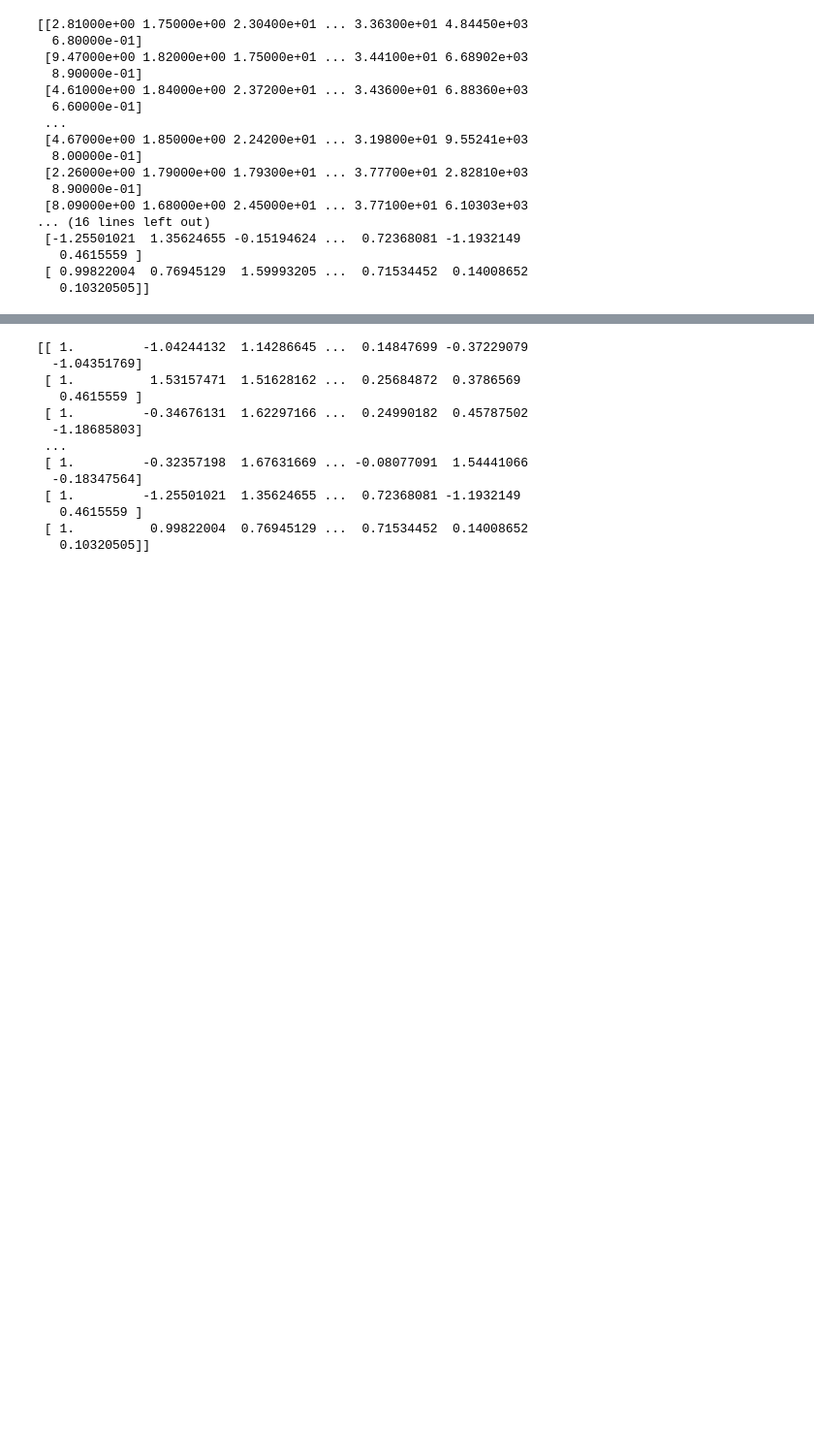
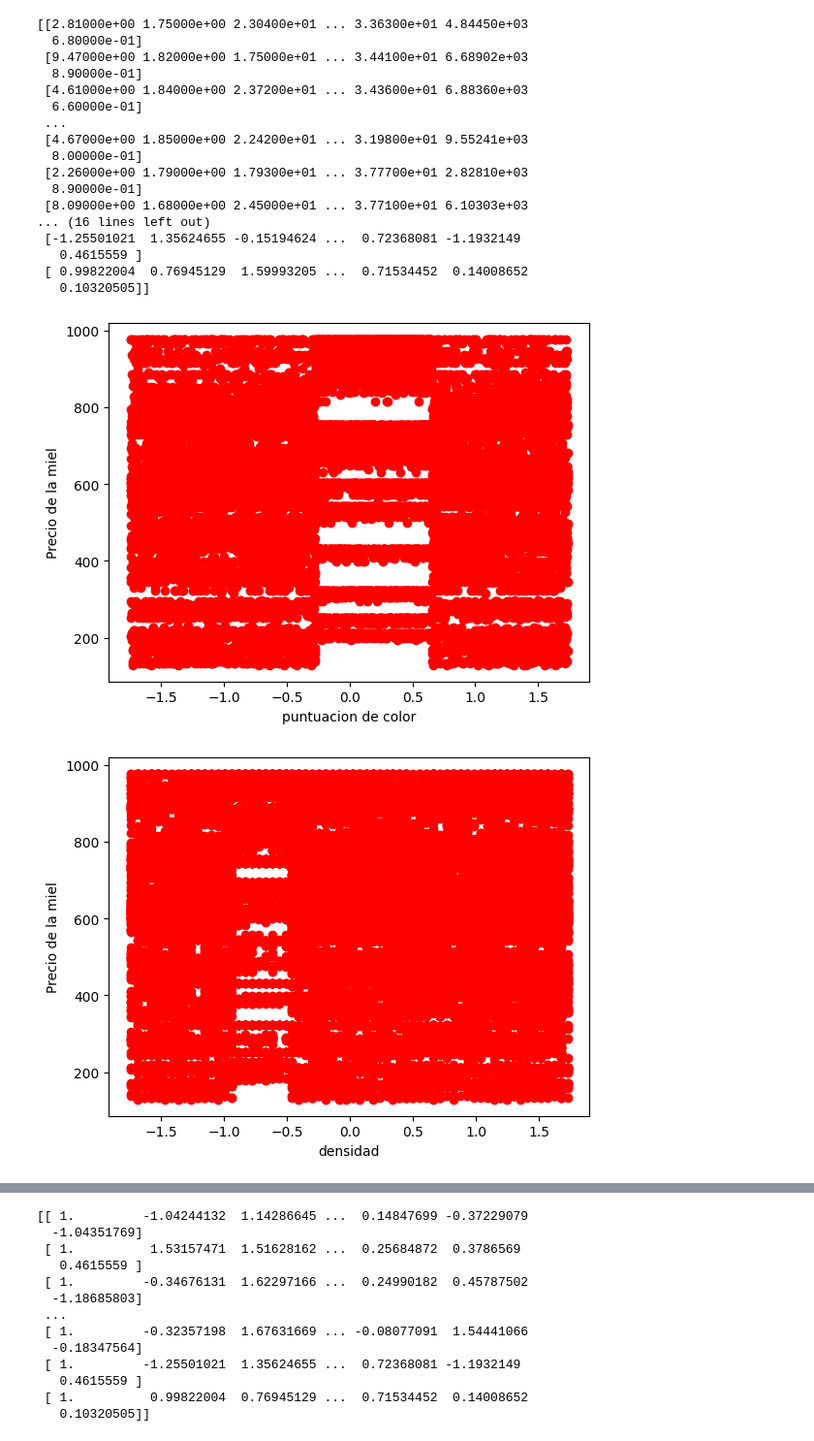
Before and after one commit to CSeguraIbarra/IA-SIS420, a Jupyter notebook: laboratorio01/laboratoro01.ipynb, the cells around one changed output, grey strips where cells are left out. Shown: that part at 97% size. Cells and saved outputs as stored; diff of their text form; code cells hidden in the pictures; blank space fills up the shorter version.

```diff
--- a/laboratorio01/laboratoro01.ipynb
+++ b/laboratorio01/laboratoro01.ipynb
@@ -95,3 +110,32 @@ print(X_norm)
    0.4615559 ]
  [ 0.99822004  0.76945129  1.59993205 ...  0.71534452  0.14008652
    0.10320505]]
+# %%
+def graficarDatos(x, y, xlabel, ylabel):
+  fig = pyplot.figure()
+  pyplot.plot(x, y, 'ro')
+  pyplot.xlabel(xlabel)
+  pyplot.ylabel(ylabel)
+# %%
+xlabel1 = "puntuacion de color"
+xlabel2 = "densidad"
+xlabel3 = "contenido de agua"
+xlabel4 = "nivel de ph"
+xlabel5 = "conductividad electrica"
+xlabel6 = "nivel de fructosa"
+xlabel7 = "nivel de glucosa"
+xlabel8 = "viscosidad"
+xlabel9 = "pureza"
+ylabel1 = "Precio de la miel"
+graficarDatos(X_norm[:, 0], y, xlabel1, ylabel1)
+graficarDatos(X_norm[:, 1], y, xlabel2, ylabel1)
+graficarDatos(X_norm[:, 2], y, xlabel3, ylabel1)
+graficarDatos(X_norm[:, 3], y, xlabel4, ylabel1)
+graficarDatos(X_norm[:, 4], y, xlabel5, ylabel1)
+graficarDatos(X_norm[:, 5], y, xlabel6, ylabel1)
+graficarDatos(X_norm[:, 6], y, xlabel7, ylabel1)
+graficarDatos(X_norm[:, 7], y, xlabel8, ylabel1)
+graficarDatos(X_norm[:, 8], y, xlabel9, ylabel1)
+# %% [output]
+[figure, added]
+[figure, added]
```
Also changed, not shown: parts of 43 cells of this notebook, 1 other file.
